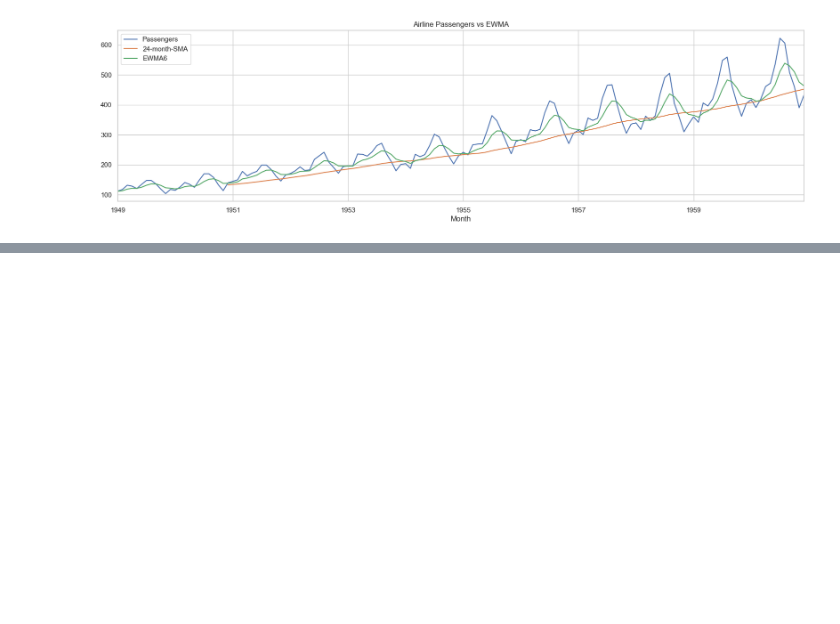
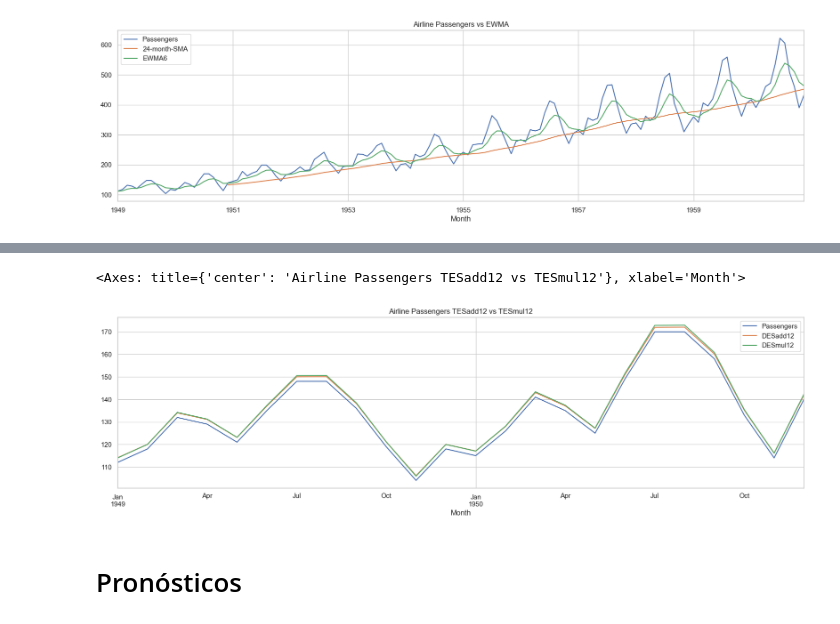
Before and after one commit to sevann-radhak/UBA-AST, a Jupyter notebook: clase2/clase2.ipynb, the cells around one changed output, grey strips where cells are left out. Drawn from its saved outputs; the diff is of its cells as text; code cells hidden in the pictures; blank space fills up the shorter version.

```diff
--- a/clase2/clase2.ipynb
+++ b/clase2/clase2.ipynb
@@ -292,0 +354,8 @@ df_airline[['Passengers', '24-month-SMA', 'EWMA6']].plot(title='Airline Passenge
+# %%
+df_airline['TESmul12'] = ExponentialSmoothing(df_airline['Passengers'], trend='mul', seasonal='mul', seasonal_periods=12).fit().fittedvalues
+df_airline[['Passengers', 'DESadd12', 'DESmul12']].iloc[:24].plot(title='Airline Passengers TESadd12 vs TESmul12', figsize=(20, 5))
+# %% [output]
+<Axes: title={'center': 'Airline Passengers TESadd12 vs TESmul12'}, xlabel='Month'>
+[figure, added]
+# %% [markdown]
+# Pronósticos
```
Also changed, not shown: parts of 39 cells of this notebook, 4 other files.
